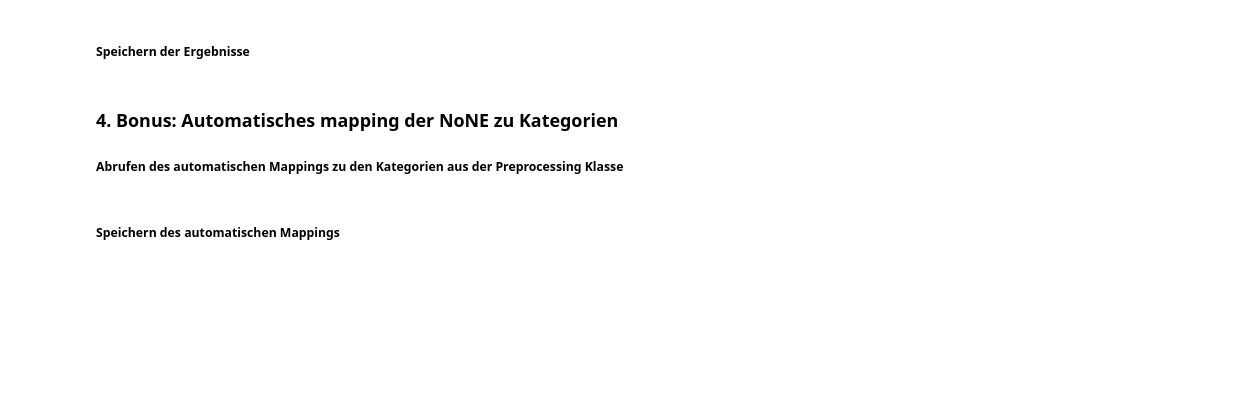
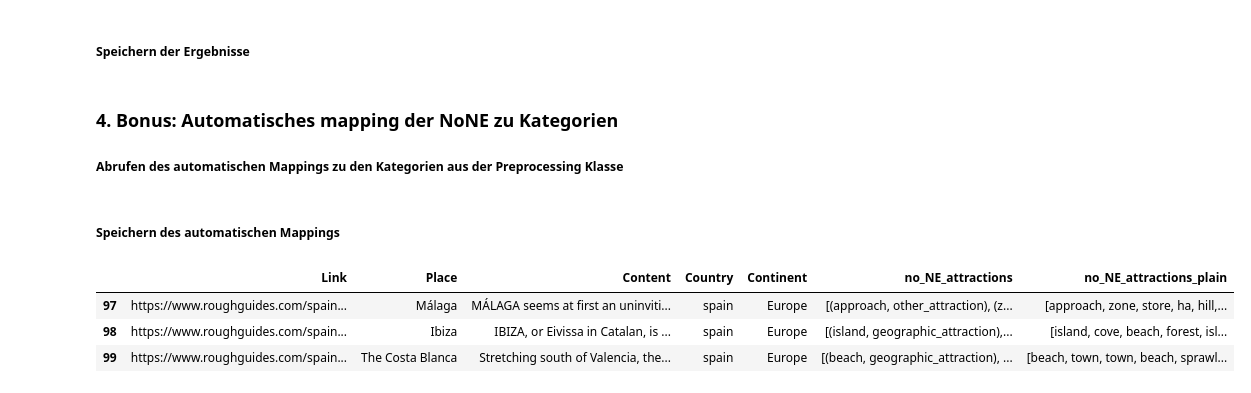
Before and after one commit to HenryMangold/WI3_DataScience, a Jupyter notebook: Task 2/task2a_preprocessing_and_clustering.ipynb, the cells around one changed output. Saved outputs shown, nothing was run; the diff lists cells and outputs as text; code cells hidden in the pictures; blank space fills up the shorter version.

```diff
--- a/Task 2/task2a_preprocessing_and_clustering.ipynb
+++ b/Task 2/task2a_preprocessing_and_clustering.ipynb
@@ -322,3 +300,10 @@ df_mapping_stem = prep_stem.df_mapping
 # %%
 df_mapping_lemma.to_csv('output/mapping_data_lemma.csv')
 df_mapping_stem.to_csv('output/mapping_data_stem.csv')
+# %%
+df_mapping_stem.iloc[-3:,:]
+# %% [output]
+|  | Link | Place | Content | Country | Continent | no_NE_attractions | no_NE_attractions_plain |
+| 97 | https://www.roughguides.com/spain... | Málaga | MÁLAGA seems at first an uninviti... | spain | Europe | [(approach, other_attraction), (z... | [approach, zone, store, ha, hill,... |
+| 98 | https://www.roughguides.com/spain... | Ibiza | IBIZA, or Eivissa in Catalan, is ... | spain | Europe | [(island, geographic_attraction),... | [island, cove, beach, forest, isl... |
+| 99 | https://www.roughguides.com/spain... | The Costa Blanca | Stretching south of Valencia, the... | spain | Europe | [(beach, geographic_attraction), ... | [beach, town, town, beach, sprawl... |
```
Also changed, not shown: parts of 10 cells of this notebook, 17 other files.
